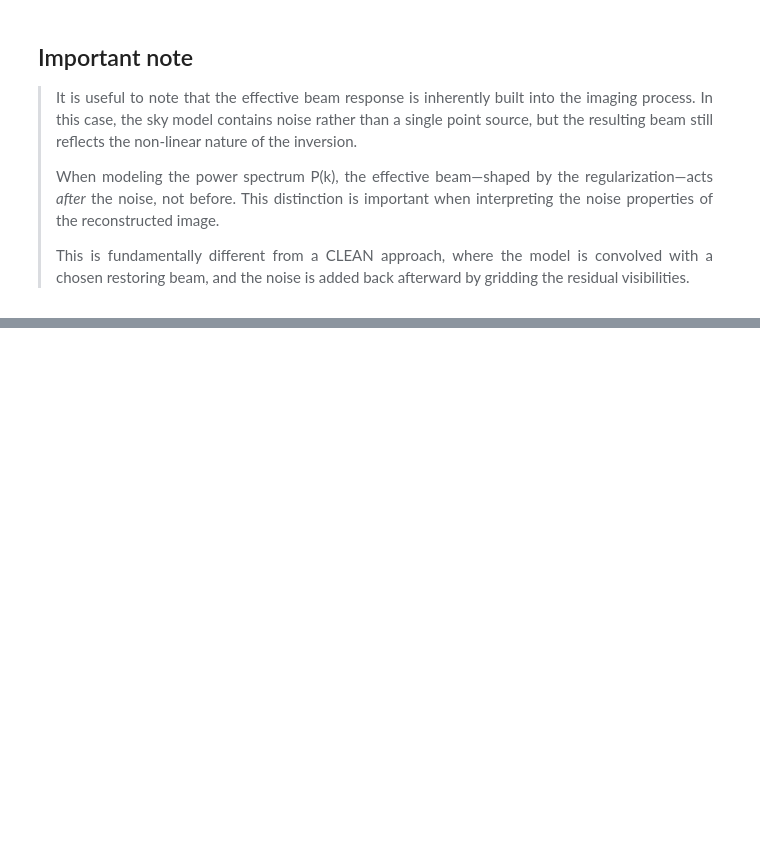
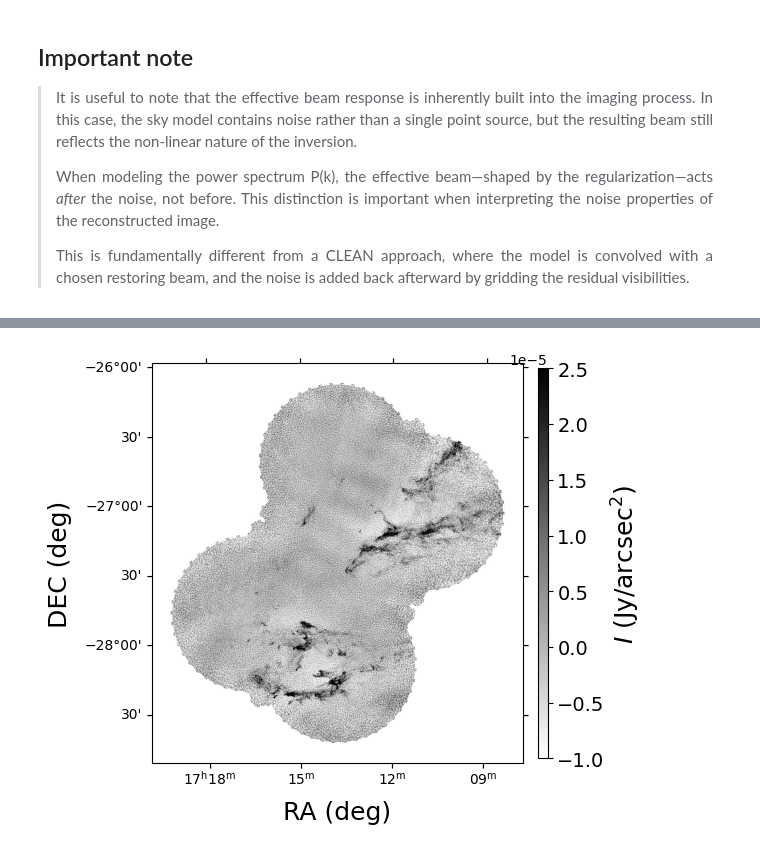
Before and after one commit to antoinemarchal/ivis, a Jupyter notebook: docs/tutorials/noise.ipynb, the cells around one changed output, grey strips where cells are left out. Saved outputs shown, nothing was run; the diff lists cells and outputs as text; code cells hidden in the pictures; blank space fills up the shorter version.

```diff
--- a/docs/tutorials/noise.ipynb
+++ b/docs/tutorials/noise.ipynb
@@ -262,0 +265,27 @@ ax.xaxis.set_major_formatter(FormatStrFormatter('%.3f'))
+# %%
+#Read data
+vis_data_s = data_processor.read_vis_from_scratch(uvmin=0, uvmax=np.inf,
+                                                 target_frequency=None,
+                                                 target_channel=0,
+                                                 extension=".ms",
+                                                 blocks='single',
+                                                 max_workers=1)
+
+# create image processor
+image_processor = Imager(vis_data_s,    # visibilities
+                         pb,            # array of primary beams
+                         grid,          # array of interpolation grids
+                         sd,            # single dish data in unit of Jy/arcsec^2
+                         beam_sd,       # beam of single-dish data in radio_beam format
+                         target_header, # header on which to image the data
+                         init_params,   # init array of parameters
+                         max_its,       # maximum number of iterations
+                         lambda_sd,     # hyper-parameter single-dish
+                         lambda_r,      # hyper-parameter regularization
+                         positivity,    # impose a positivity constaint
+                         device,        # device: 0 is GPU; "cpu" is CPU
+                         beam_workers=1)
+# choose model
+model = ClassicIViS()
+# get image
+result = image_processor.process(model=model, units="Jy/arcsec^2") #"Jy/arcsec^2" or "K"
@@ -262,0 +310,15 @@ ax.xaxis.set_major_formatter(FormatStrFormatter('%.3f'))
+# %%
+#PLOT RESULT
+fig = plt.figure(figsize=(5, 5))
+ax = fig.add_axes([0.1,0.1,0.78,0.8], projection=w)
+ax.set_xlabel(r"RA (deg)", fontsize=18.)
+ax.set_ylabel(r"DEC (deg)", fontsize=18.)
+img = ax.imshow(result*mask, vmin=-1.e-5, vmax=2.5e-5, origin="lower", cmap="gray_r")
+ax.contour(pb_mean, linestyles="--", levels=[0.05, 0.2], colors=["w","w"])
+colorbar_ax = fig.add_axes([0.89, 0.11, 0.02, 0.78])
+cbar = fig.colorbar(img, cax=colorbar_ax)
+cbar.ax.tick_params(labelsize=14.)
+cbar.set_label(r"$I$ (Jy/arcsec$^{2})$", fontsize=18.)
+#    plt.savefig(pathout + 'ivis_result_cloud_MeerKAT.png', format='png', bbox_inches='tight', pad_inches=0.02, dpi=400)
+# %% [output]
+[figure, added]
```
Also changed, not shown: parts of 13 cells of this notebook.
